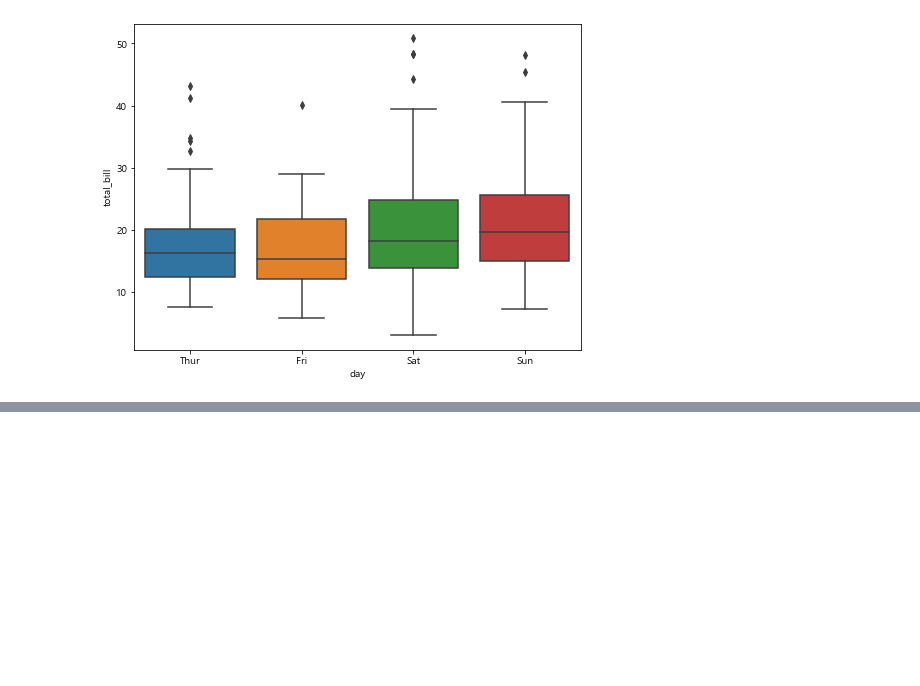
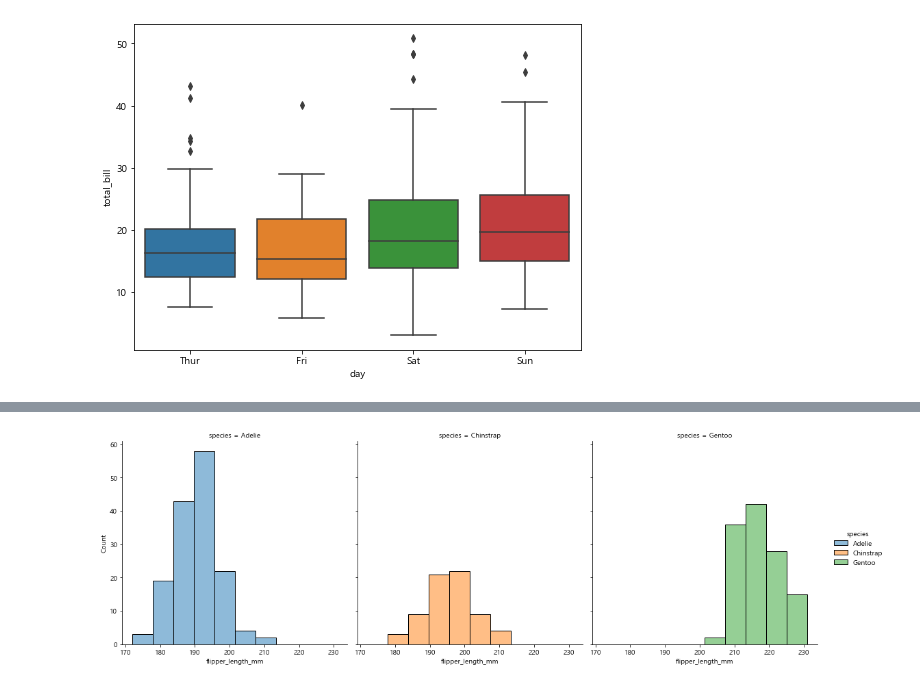
Before and after one commit to sso8910/Python, a Jupyter notebook: 분석및시각화/20220923_유방암data.ipynb, the cells around one changed output, grey strips where cells are left out. Cells and saved outputs as stored; diff of their text form; code cells hidden in the pictures; blank space fills up the shorter version.

```diff
--- a/분석및시각화/20220923_유방암data.ipynb
+++ b/분석및시각화/20220923_유방암data.ipynb
@@ -141,0 +176,6 @@ plt.show()
+# %%
+#displot : 분포도의 값을 변수별로 나누어서 그려줘서 상세 값으로 확인 가능
+sns.displot(data=penguins,x='flipper_length_mm', hue='species',col='species')
+plt.show()
+# %% [output]
+[figure, added]
```
Also changed, not shown: parts of 16 cells of this notebook, 1 other file.
